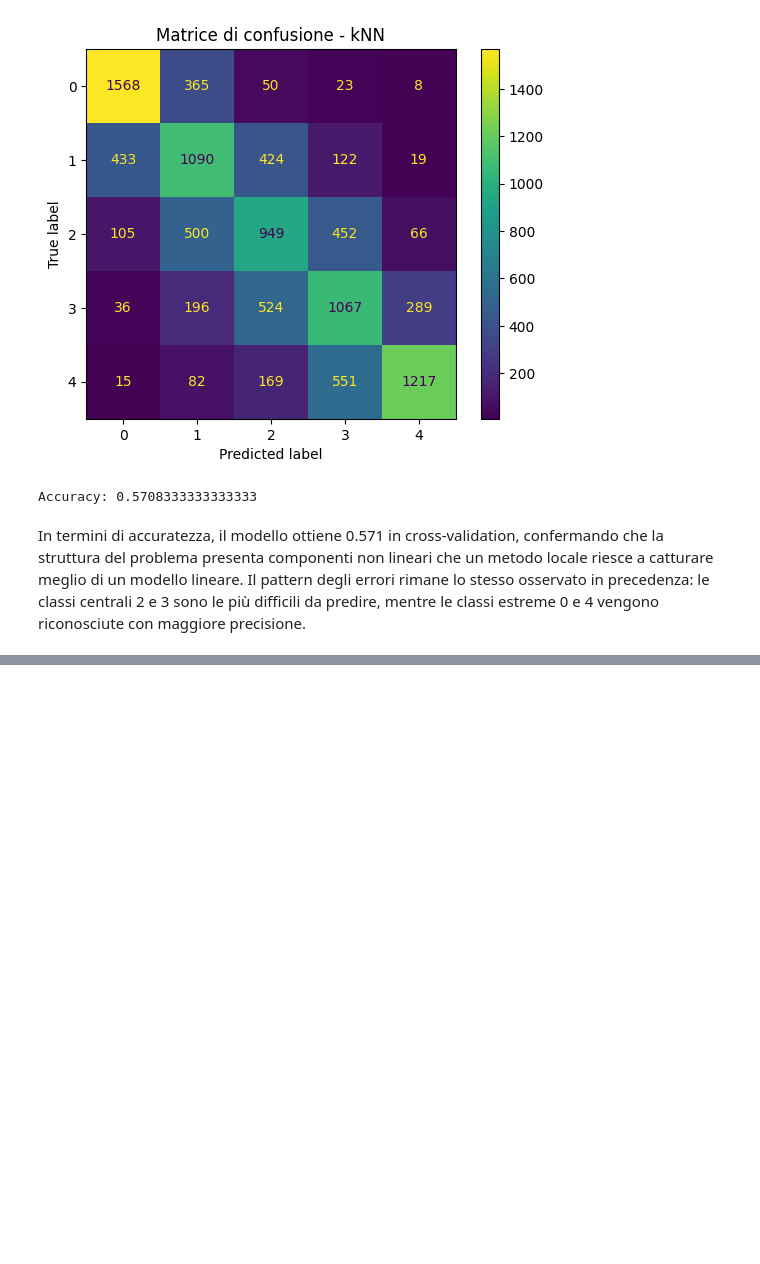
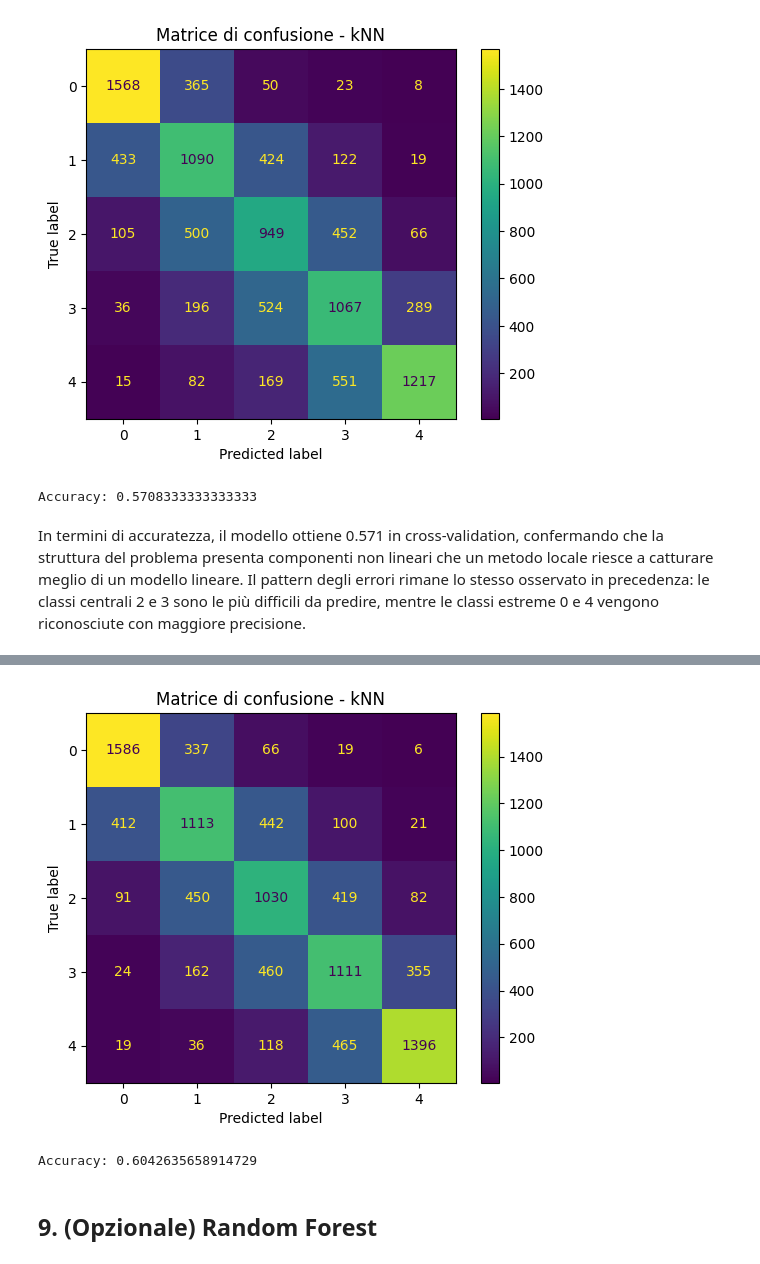
Before and after one commit to iamgiu/Introduzione-al-Data-Science, a Jupyter notebook: Progetto/S6537533_notebook.ipynb, the cells around one changed output, grey strips where cells are left out. Drawn from its saved outputs; the diff is of its cells as text; code cells hidden in the pictures; blank space fills up the shorter version.

```diff
--- a/Progetto/S6537533_notebook.ipynb
+++ b/Progetto/S6537533_notebook.ipynb
@@ -637,0 +763,21 @@ In termini di accuratezza, il modello ottiene 0.571 in cross-validation, conferm
+# %%
+# Confusion matrix per valutare le prestazioni del modello
+y_pred = cross_val_predict(tree_grid.best_estimator_, X, y, cv=cv)
+
+cm = confusion_matrix(y, y_pred)
+
+disp = ConfusionMatrixDisplay(
+    confusion_matrix=cm,
+    display_labels=[0, 1, 2, 3, 4]
+)
+disp.plot()
+plt.title("Matrice di confusione - kNN")
+plt.show()
+
+# Accurancy calcolata per il multiclasse
+print("Accuracy:", accuracy_score(y, y_pred))
+# %% [output]
+[figure, added]
+Accuracy: 0.6042635658914729
+# %% [markdown]
+## 9. (Opzionale) Random Forest
```
Also changed, not shown: parts of 12 cells of this notebook.
